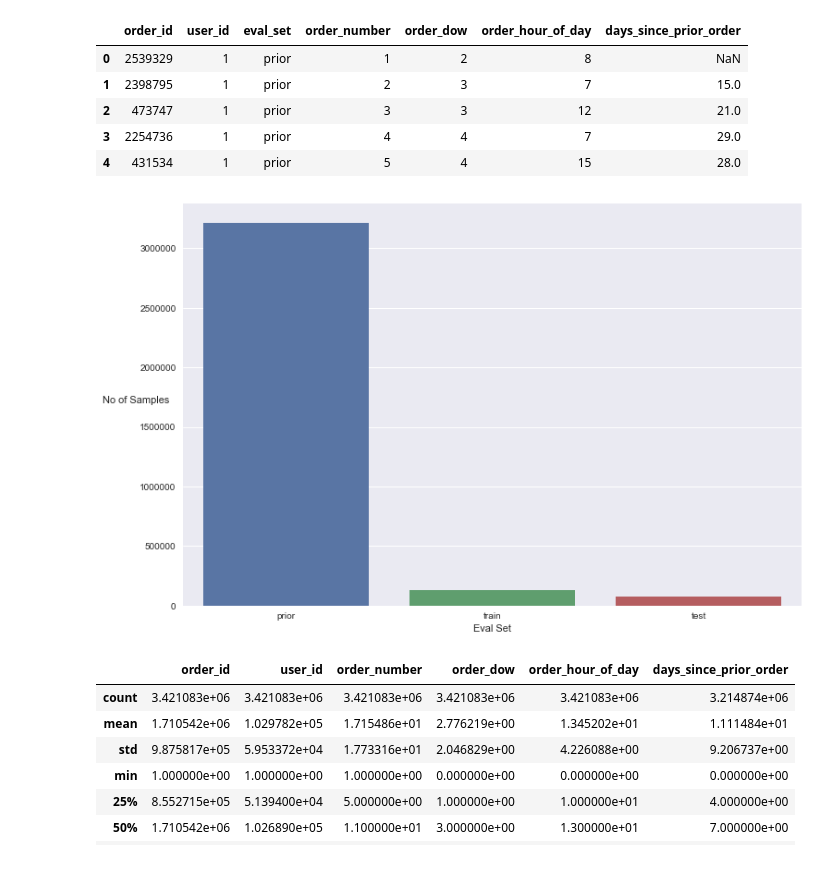
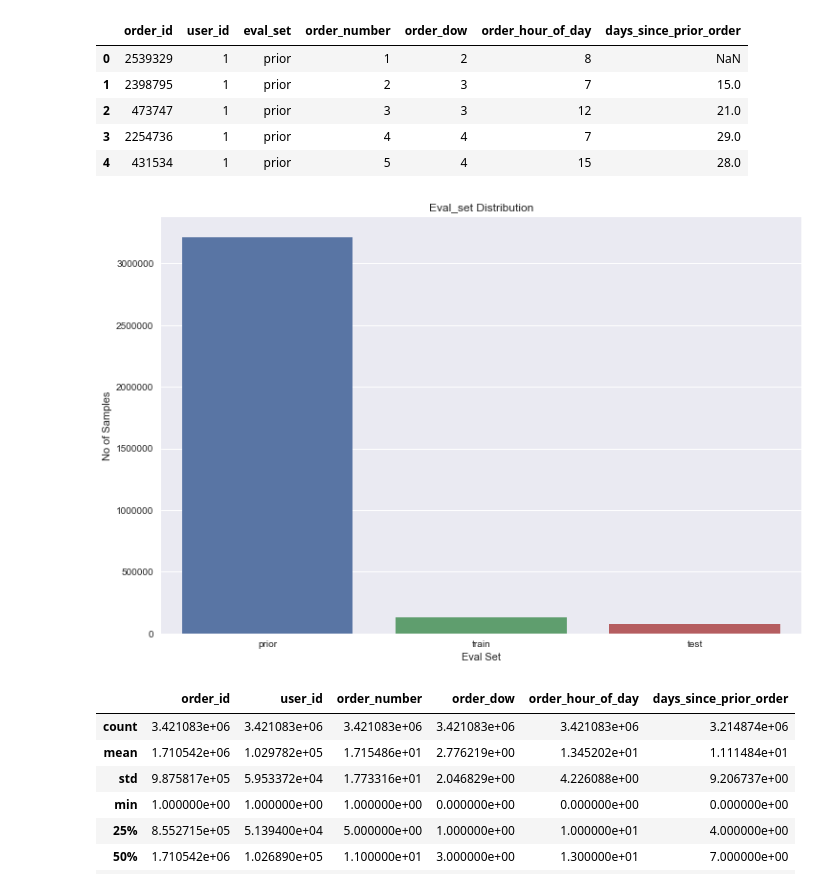
Before and after one commit to Bharathkumar-nb/Data-Mining-Course-Project, a Jupyter notebook: Project.ipynb, the cells around one changed output. Saved outputs shown, nothing was run; the diff lists cells and outputs as text; code cells hidden in the pictures.

Commit message:
More graphs

```diff
--- a/Project.ipynb
+++ b/Project.ipynb
@@ -116,13 +116,13 @@ eval_set_distribution = orders_df.eval_set.value_counts()
 # %%
 plt.figure(figsize=(12,8))
 sns.barplot(eval_set_distribution.index,eval_set_distribution.values)
-plt.ylabel('No of Samples',rotation='horizontal')
+plt.ylabel('No of Samples')
 plt.xlabel('Eval Set')
 #plt.xticks(rotation='vertical')
-plt.yticks(rotation='horizontal')
+plt.title("Eval_set Distribution")
 plt.show()
 # %% [output]
-[figure, old version]
+[figure, new version]
 # %%
 orders_df.describe()
 # %% [output]
```
Also changed, not shown: parts of 9 cells of this notebook.
